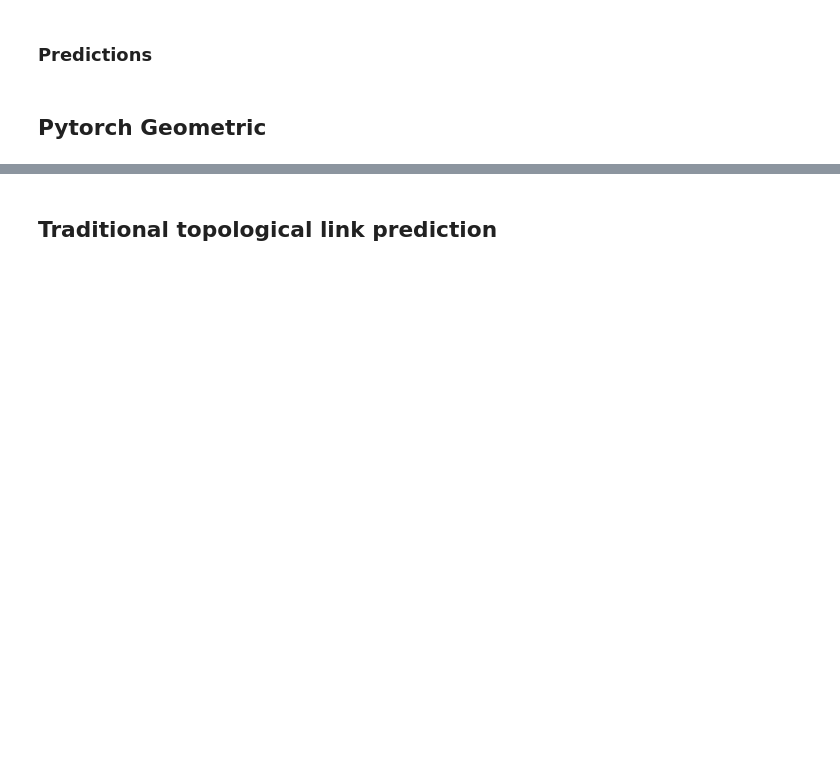
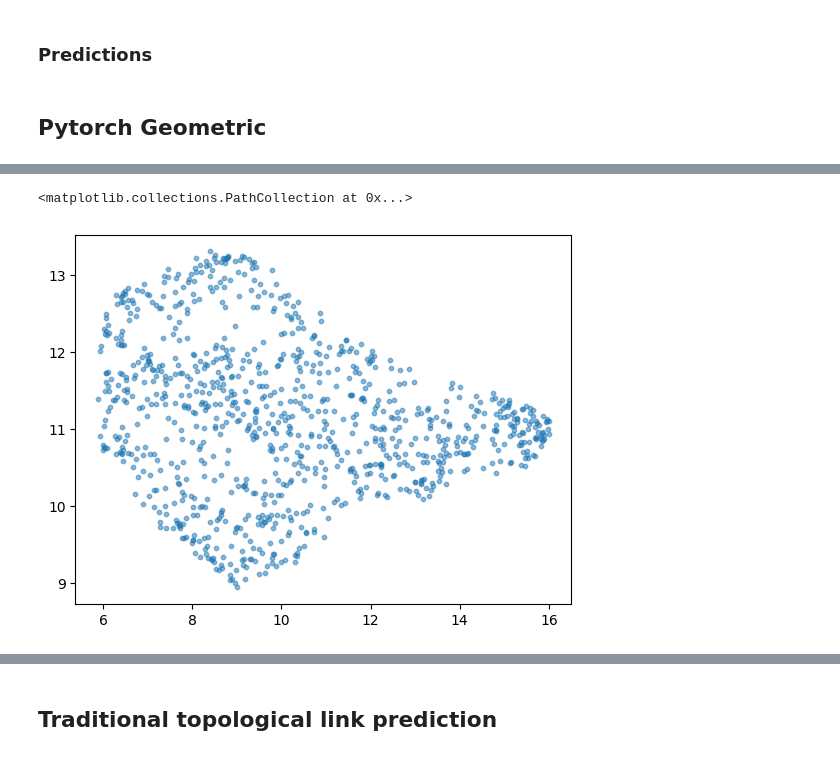
Before and after one commit to serratus-bio/pangenome, a Jupyter notebook: notebooks/taxonomy_prediction/link_prediction.ipynb, the cells around one changed output, grey strips where cells are left out. Cells and saved outputs as stored; diff of their text form; code cells hidden in the pictures; blank space fills up the shorter version.

```diff
--- a/notebooks/taxonomy_prediction/link_prediction.ipynb
+++ b/notebooks/taxonomy_prediction/link_prediction.ipynb
@@ -1835,0 +2336,34 @@ plt.scatter(
+# %%
+# UMAP plot
+
+reducer = umap.UMAP()
+
+train_data.to(device)
+
+dst_emb = model.encoder(train_data.x_dict, train_data.edge_index_dict)['HitFamily']
+dst_emb = dst_emb.cpu()
+dst_emb = dst_emb.detach().numpy()
+
+# taxon_nodes = pd.read_csv(DATASET_DIR + 'pfam_llm.csv')
+# taxon_nodes = taxon_nodes.loc[
+#     (taxon_nodes['taxKingdom'] == 'Viruses') &
+#     (taxon_nodes['rank'] == 'order')
+# ]
+# dst_emb = taxon_nodes['embeddings'].values
+# dst_emb = [ast.literal_eval(i) for i in dst_emb]
+
+
+# dst_emb = test_data['HitFamily'].x.cpu().numpy()
+# dst_emb = train_data['Fasta'].x.cpu().numpy()
+
+umap_emb = reducer.fit_transform(dst_emb)
+
+plt.scatter(
+    umap_emb[:, 0],
+    umap_emb[:, 1],
+    s=10,
+    alpha=0.5,
+)
+# %% [output]
+<matplotlib.collections.PathCollection at 0x...>
+[figure, added]
```
Also changed, not shown: parts of 39 cells of this notebook, 3 other files.
